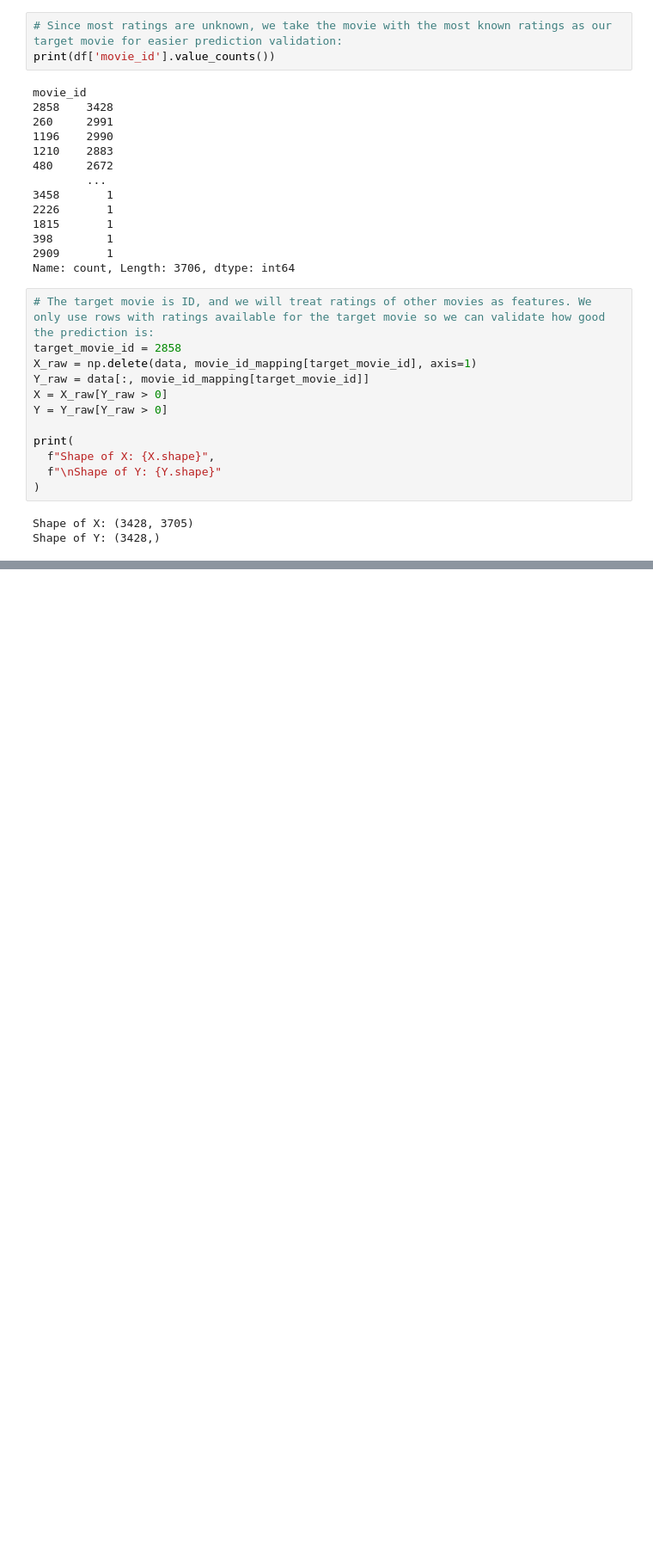
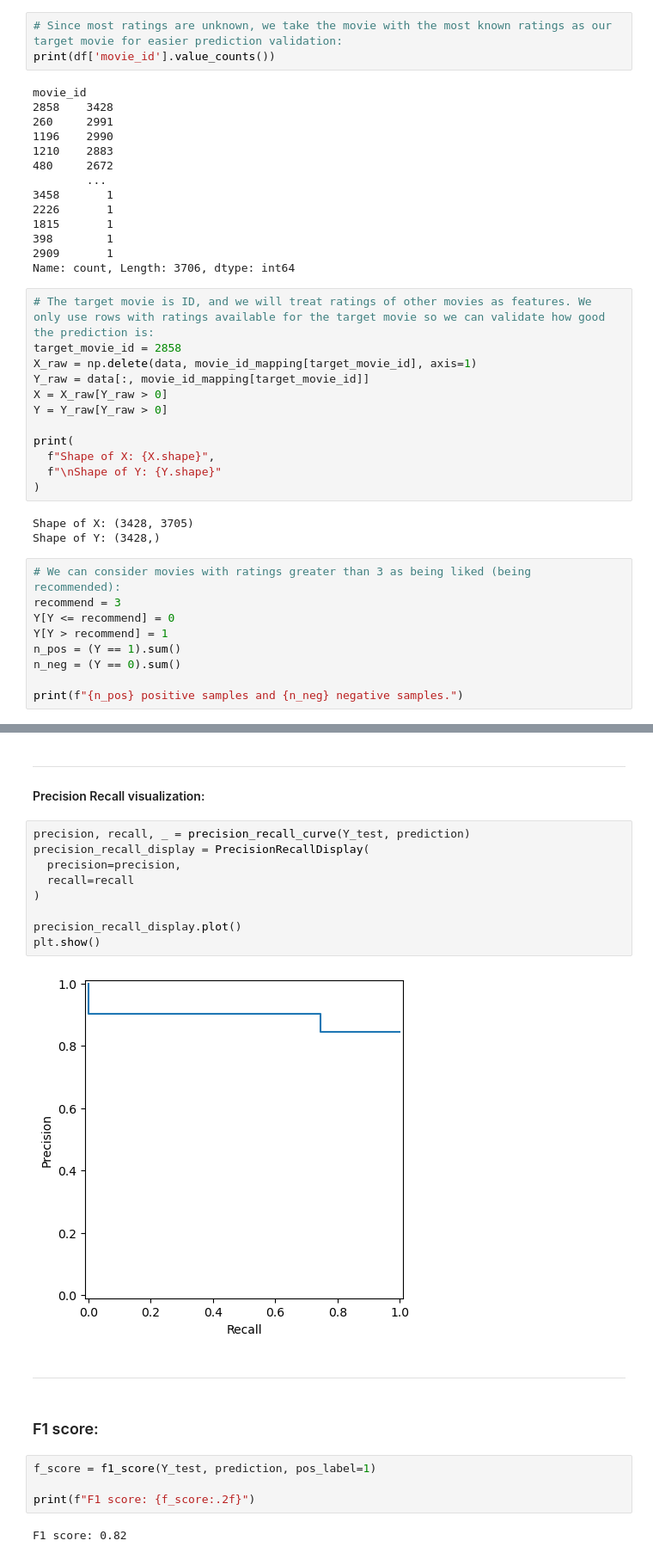
Before and after one commit to grace-sampao/Learning-Log-Python-Machine-Learning-by-Example-by-Yuxi-Hayden-Liu, a Jupyter notebook: notebooks/02-building-a-movie-recommendation-engine-with-naïve-bayes/building-a-movie-recommender-with-naïve-bayes.ipynb, the cells around one changed output, grey strips where cells are left out. Shown at 86% size. Drawn from its saved outputs; the diff is of its cells as text; blank space fills up the shorter version.

```diff
--- a/notebooks/02-building-a-movie-recommendation-engine-with-naïve-bayes/building-a-movie-recommender-with-naïve-bayes.ipynb
+++ b/notebooks/02-building-a-movie-recommendation-engine-with-naïve-bayes/building-a-movie-recommender-with-naïve-bayes.ipynb
@@ -100,3 +106,12 @@ print(
 # %% [output]
 Shape of X: (3428, 3705)
 Shape of Y: (3428,)
+# %%
+# We can consider movies with ratings greater than 3 as being liked (being recommended):
+recommend = 3
+Y[Y <= recommend] = 0
+Y[Y > recommend] = 1
+n_pos = (Y == 1).sum()
+n_neg = (Y == 0).sum()
+
+print(f"{n_pos} positive samples and {n_neg} negative samples.")
@@ -102,0 +210,25 @@ Shape of Y: (3428,)
+# %% [markdown]
+___
+
+#### Precision Recall visualization:
+# %%
+precision, recall, _ = precision_recall_curve(Y_test, prediction)
+precision_recall_display = PrecisionRecallDisplay(
+  precision=precision,
+  recall=recall
+)
+
+precision_recall_display.plot()
+plt.show()
+# %% [output]
+[figure, added]
+# %% [markdown]
+___
+# %% [markdown]
+### F1 score:
+# %%
+f_score = f1_score(Y_test, prediction, pos_label=1)
+
+print(f"F1 score: {f_score:.2f}")
+# %% [output]
+F1 score: 0.82
```
Also changed, not shown: parts of 14 cells of this notebook.
